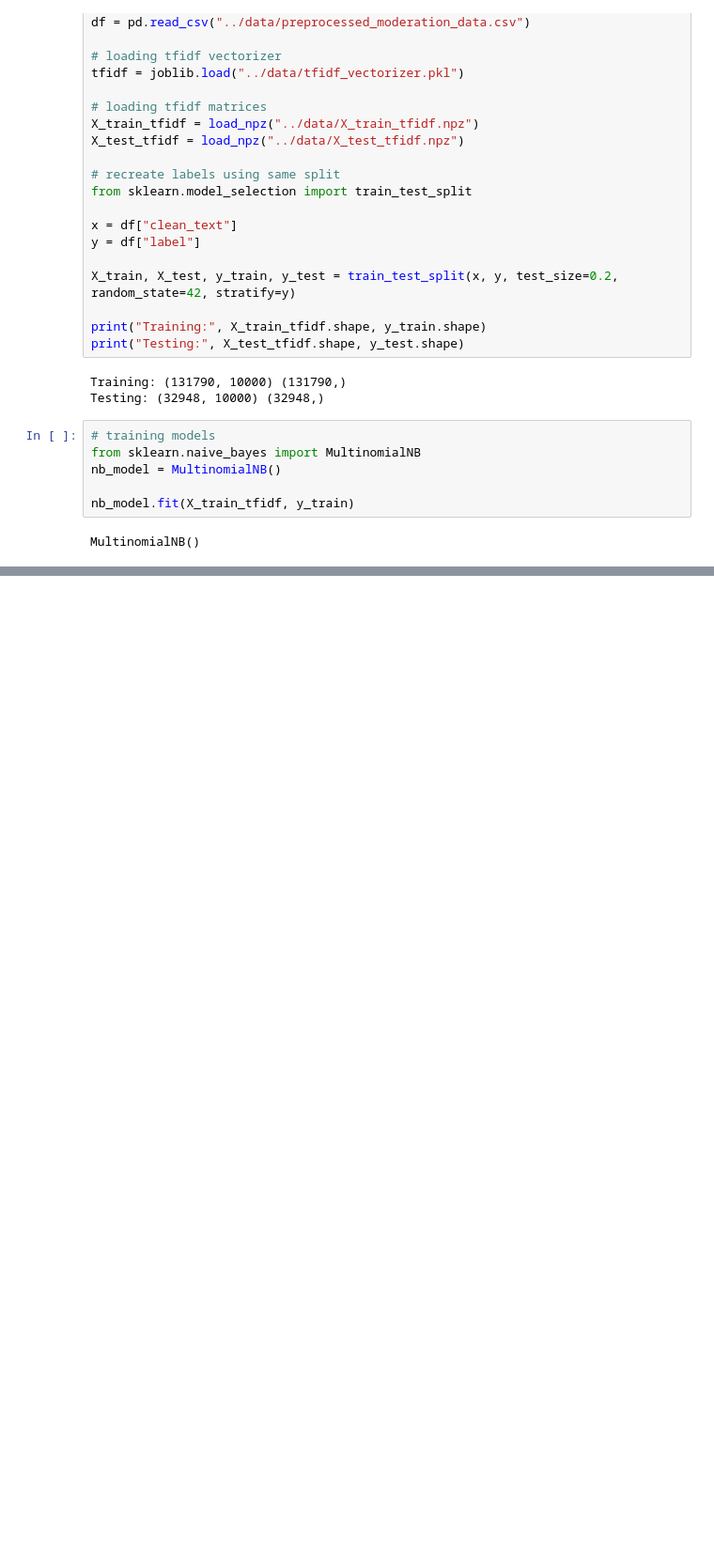
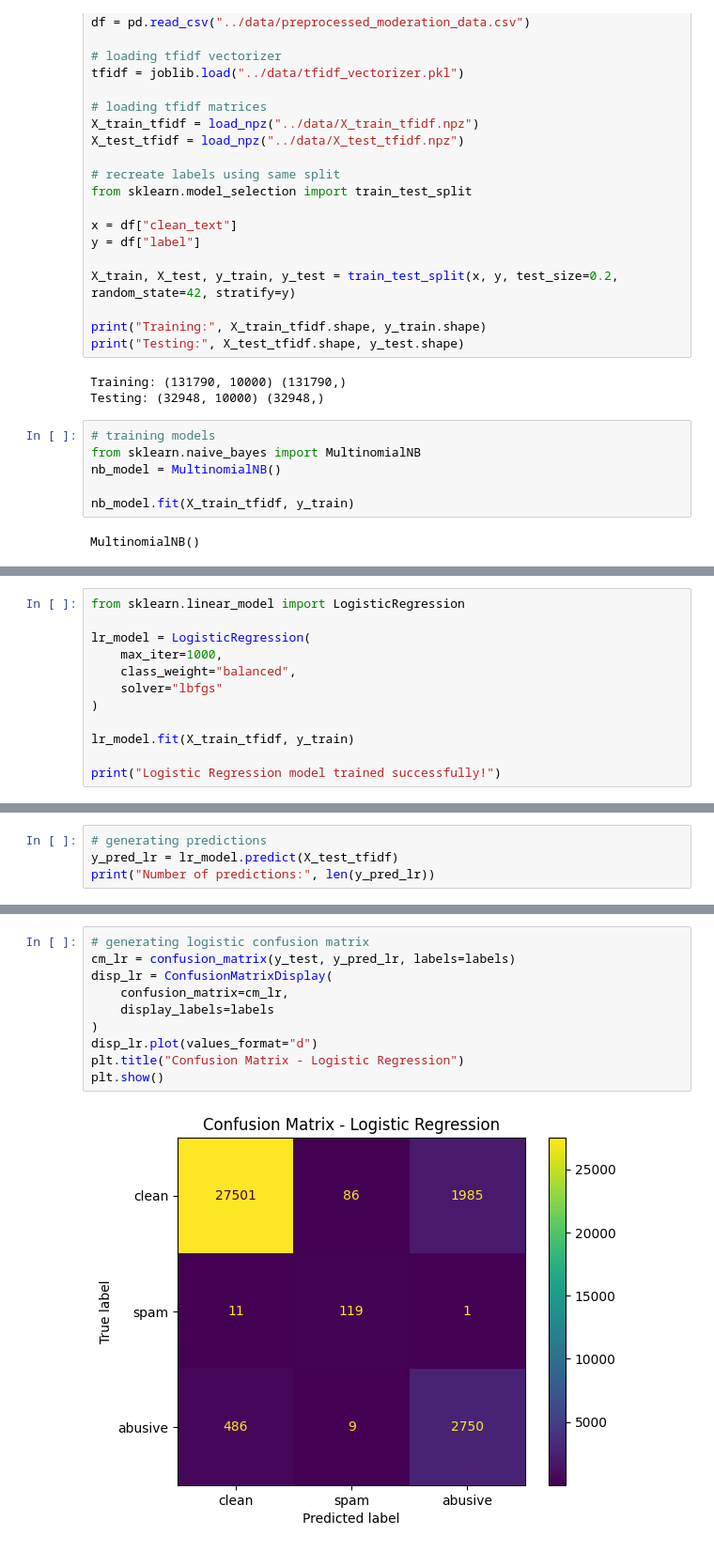
Before and after one commit to divyamohan6388-droid/Real-Time-Content-Moderation, a Jupyter notebook: notebooks/model_training.ipynb, the cells around one changed output, grey strips where cells are left out. Shown at 94% size. Cells and saved outputs as stored; diff of their text form; blank space fills up the shorter version.

```diff
--- a/notebooks/model_training.ipynb
+++ b/notebooks/model_training.ipynb
@@ -37,0 +87,12 @@ MultinomialNB()
+# %%
+from sklearn.linear_model import LogisticRegression
+
+lr_model = LogisticRegression(
+    max_iter=1000,
+    class_weight="balanced",
+    solver="lbfgs"
+)
+
+lr_model.fit(X_train_tfidf, y_train)
+
+print("Logistic Regression model trained successfully!")
@@ -37,0 +101,4 @@ MultinomialNB()
+# %%
+# generating predictions
+y_pred_lr = lr_model.predict(X_test_tfidf)
+print("Number of predictions:", len(y_pred_lr))
@@ -37,0 +128,12 @@ MultinomialNB()
+# %%
+# generating logistic confusion matrix
+cm_lr = confusion_matrix(y_test, y_pred_lr, labels=labels)
+disp_lr = ConfusionMatrixDisplay(
+    confusion_matrix=cm_lr,
+    display_labels=labels
+)
+disp_lr.plot(values_format="d")
+plt.title("Confusion Matrix - Logistic Regression")
+plt.show()
+# %% [output]
+[figure, added]
```
Also changed, not shown: parts of 18 cells of this notebook.
